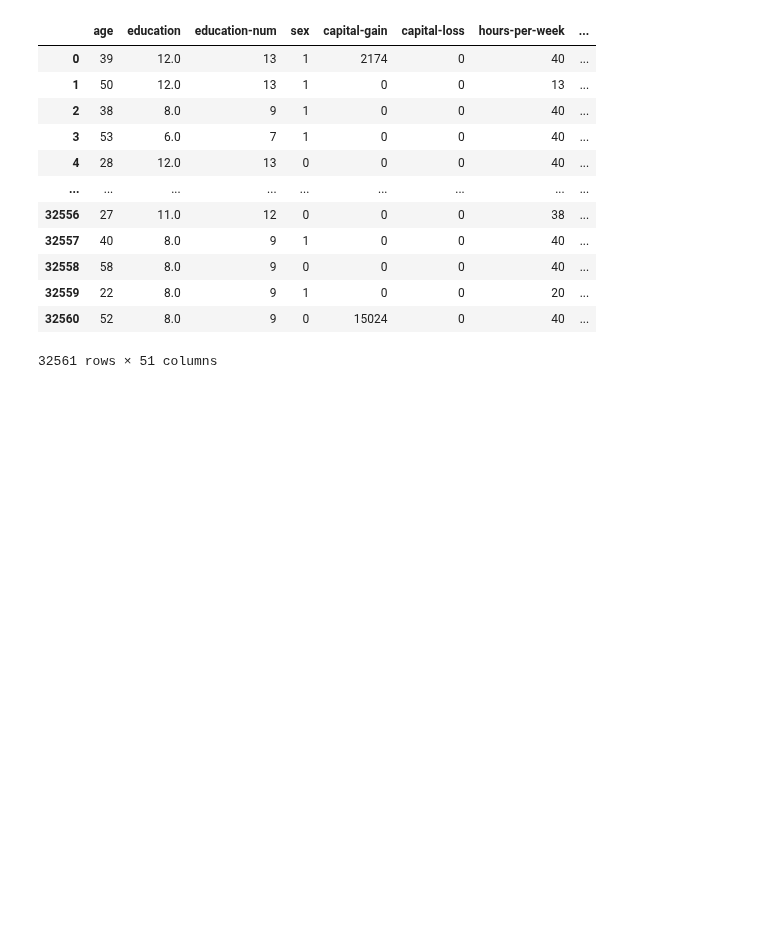
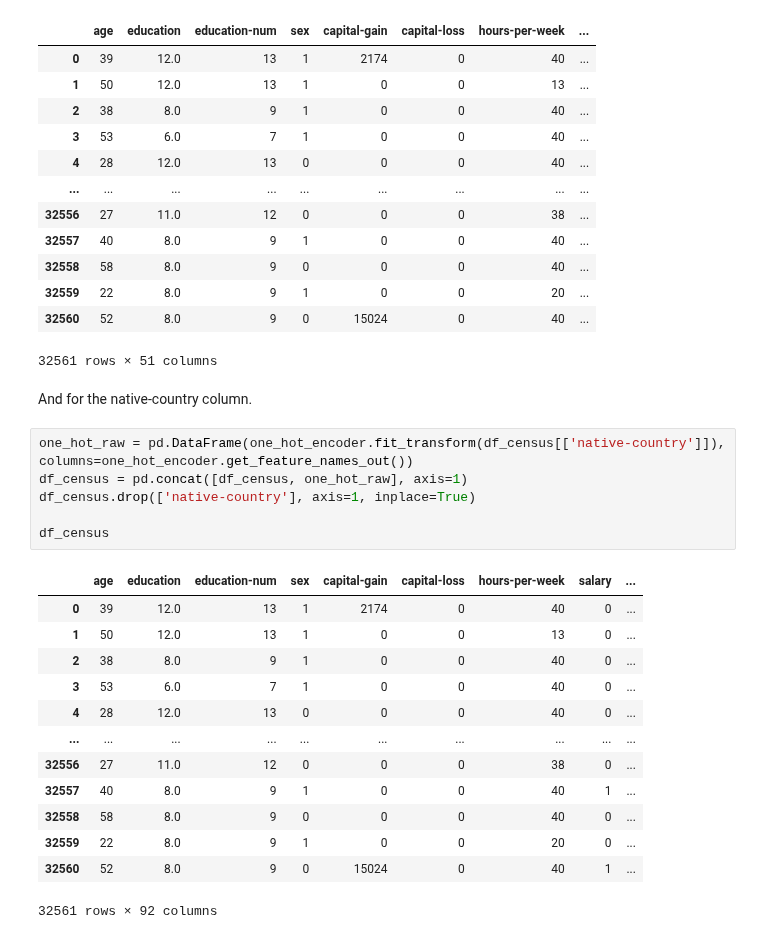
Before and after one commit to markusremplbauer/ai-census, a Jupyter notebook: ai-census.ipynb, the cells around one changed output. Drawn from its saved outputs; the diff is of its cells as text; blank space fills up the shorter version.

Commit message:
use one hot encoder on naive-country column

```diff
--- a/ai-census.ipynb
+++ b/ai-census.ipynb
@@ -557,3 +557,25 @@ df_census
 | 32559 | 22 | 8.0 | 9 | 1 | 0 | 0 | 20 | ... |
 | 32560 | 52 | 8.0 | 9 | 0 | 15024 | 0 | 40 | ... |
 32561 rows × 51 columns
+# %% [markdown]
+And for the native-country column.
+# %%
+one_hot_raw = pd.DataFrame(one_hot_encoder.fit_transform(df_census[['native-country']]), columns=one_hot_encoder.get_feature_names_out())
+df_census = pd.concat([df_census, one_hot_raw], axis=1)
+df_census.drop(['native-country'], axis=1, inplace=True)
+
+df_census
+# %% [output]
+|  | age | education | education-num | sex | capital-gain | capital-loss | hours-per-week | salary | ... |
+| 0 | 39 | 12.0 | 13 | 1 | 2174 | 0 | 40 | 0 | ... |
+| 1 | 50 | 12.0 | 13 | 1 | 0 | 0 | 13 | 0 | ... |
+| 2 | 38 | 8.0 | 9 | 1 | 0 | 0 | 40 | 0 | ... |
+| 3 | 53 | 6.0 | 7 | 1 | 0 | 0 | 40 | 0 | ... |
+| 4 | 28 | 12.0 | 13 | 0 | 0 | 0 | 40 | 0 | ... |
+| ... | ... | ... | ... | ... | ... | ... | ... | ... | ... |
+| 32556 | 27 | 11.0 | 12 | 0 | 0 | 0 | 38 | 0 | ... |
+| 32557 | 40 | 8.0 | 9 | 1 | 0 | 0 | 40 | 1 | ... |
+| 32558 | 58 | 8.0 | 9 | 0 | 0 | 0 | 40 | 0 | ... |
+| 32559 | 22 | 8.0 | 9 | 1 | 0 | 0 | 20 | 0 | ... |
+| 32560 | 52 | 8.0 | 9 | 0 | 15024 | 0 | 40 | 1 | ... |
+32561 rows × 92 columns
```
